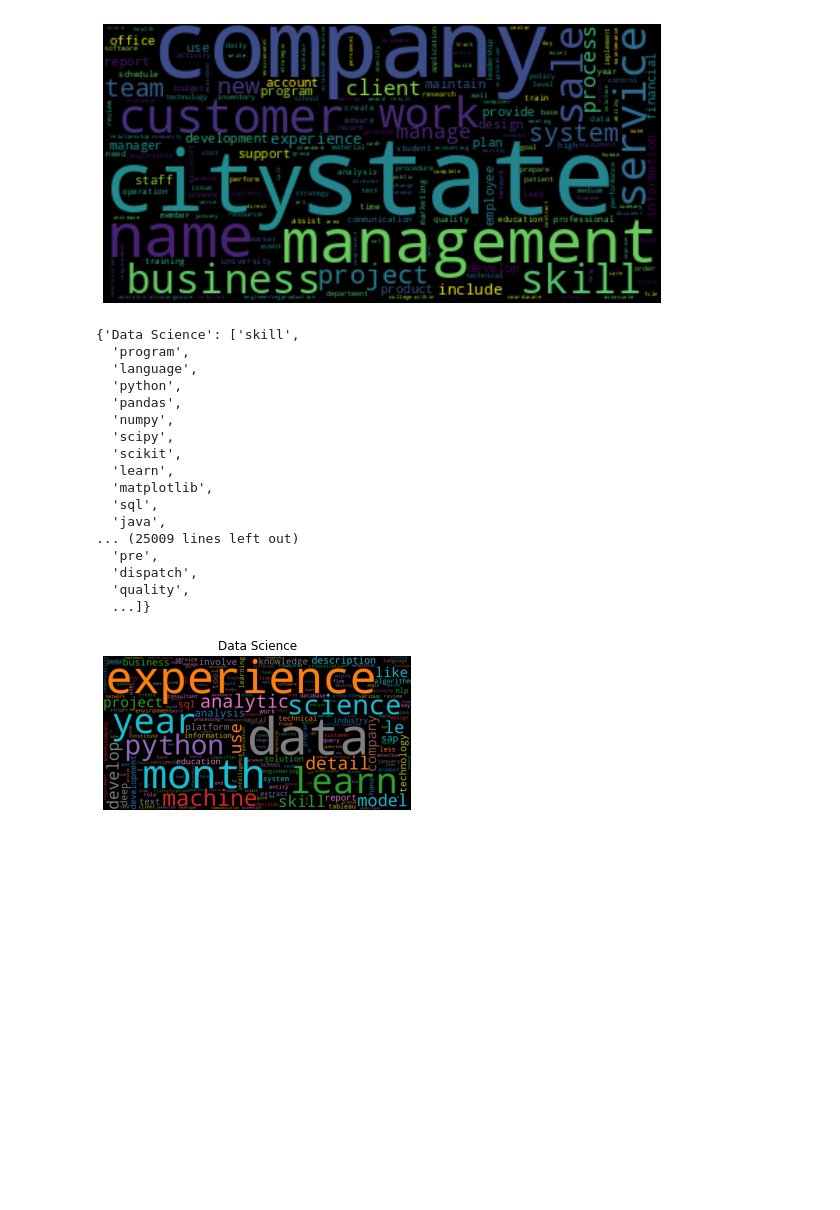
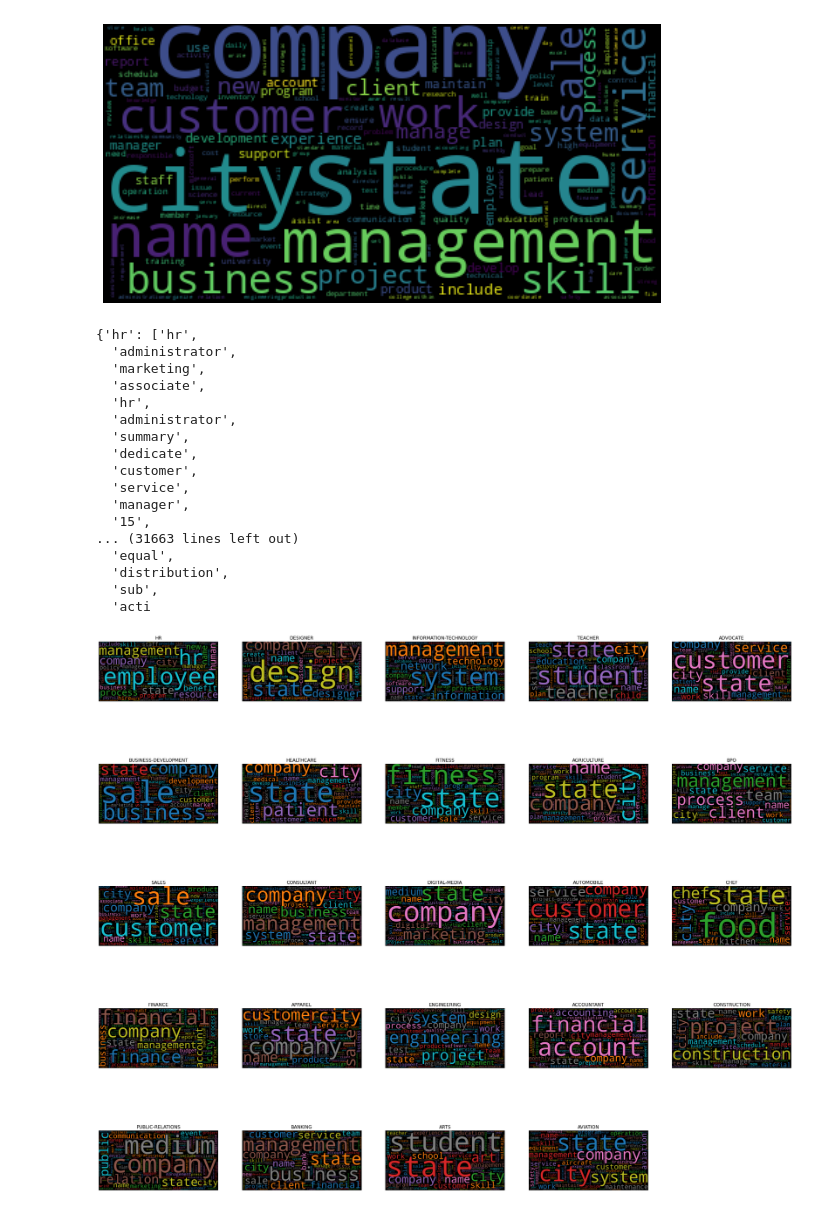
Before and after one commit to max423/Automatic-CV-classification, a Jupyter notebook: business-project.ipynb, the cells around one changed output. Cells and saved outputs as stored; diff of their text form; code cells hidden in the pictures; blank space fills up the shorter version.

```diff
--- a/business-project.ipynb
+++ b/business-project.ipynb
@@ -26,6 +26,8 @@ resumes.head()
 | 2 | HR |  | HR DIRECTOR Summary Over 2... |
 | 3 | HR |  | HR SPECIALIST Summary Dedica... |
 | 4 | HR |  | HR MANAGER Skill Highlights ... |
+# %%
+resumes = pd.read_csv('input/data-3.csv' ,encoding='utf-8')
 # %%
 print (resumes['Category'].unique())
 # %% [output]
@@ -311,37 +318,36 @@ for category in categories:
 
 lemmatized_text_category
 # %% [output]
-{'Data Science': ['skill',
-  'program',
-  'language',
-  'python',
-  'pandas',
-  'numpy',
-  'scipy',
-  'scikit',
-  'learn',
-  'matplotlib',
-  'sql',
-  'java',
-... (25009 lines left out)
-  'pre',
-  'dispatch',
-  'quality',
-  ...]}
+{'hr': ['hr',
+  'administrator',
+  'marketing',
+  'associate',
+  'hr',
+  'administrator',
+  'summary',
+  'dedicate',
+  'customer',
+  'service',
+  'manager',
+  '15',
+... (31663 lines left out)
+  'equal',
+  'distribution',
+  'sub',
+  'acti
 # %%
 plt.figure(figsize=(32, 28))
 
 for i, category in enumerate(categories):
     word_cloud = WordCloud(collocations=False, stopwords=stopwords_en, height=2000, width=4000, colormap='tab10_r').generate(" ".join(lemmatized_text_category[category]))
     plt.subplot(5, 5, i + 1).set_title(category)
     plt.imshow(word_cloud)
     plt.axis('off')
-    break
 
 plt.show()
 plt.close()
 # %% [output]
-[figure, old version]
+[figure, new version]
 # %%
 from sklearn.preprocessing import LabelEncoder
 
```
Also changed, not shown: parts of 14 cells of this notebook, 1 other file.
